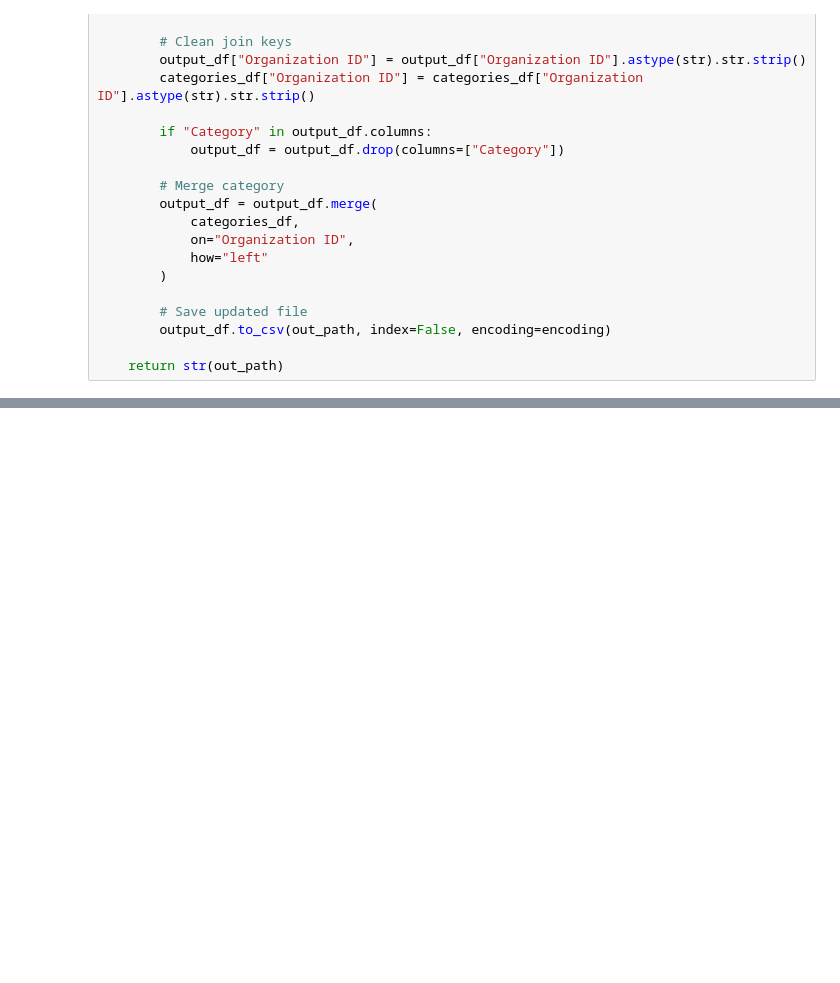
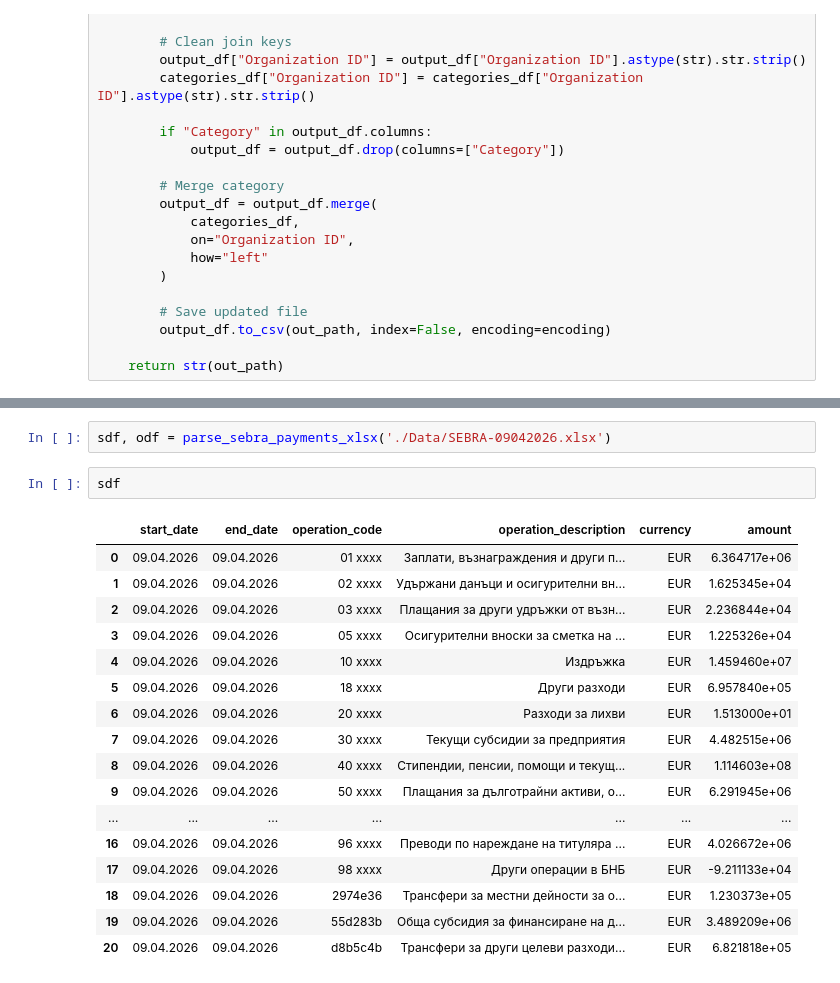
Before and after one commit to data-for-good-bg/sebra-scrape, a Jupyter notebook: playground/SEBRA_parser_2026_EUR.ipynb, the cells around one changed output, grey strips where cells are left out. Cells and saved outputs as stored; diff of their text form; blank space fills up the shorter version.

```diff
--- a/playground/SEBRA_parser_2026_EUR.ipynb
+++ b/playground/SEBRA_parser_2026_EUR.ipynb
@@ -249,0 +527,22 @@ def process_sebra_folder(
+# %%
+sdf, odf = parse_sebra_payments_xlsx('./Data/SEBRA-09042026.xlsx')
+# %%
+sdf
+# %% [output]
+|  | start_date | end_date | operation_code | operation_description | currency | amount |
+| 0 | 09.04.2026 | 09.04.2026 | 01 xxxx | Заплати, възнаграждения и други п... | EUR | 6.364717e+06 |
+| 1 | 09.04.2026 | 09.04.2026 | 02 xxxx | Удържани данъци и осигурителни вн... | EUR | 1.625345e+04 |
+| 2 | 09.04.2026 | 09.04.2026 | 03 xxxx | Плащания за други удръжки от възн... | EUR | 2.236844e+04 |
+| 3 | 09.04.2026 | 09.04.2026 | 05 xxxx | Осигурителни вноски за сметка на ... | EUR | 1.225326e+04 |
+| 4 | 09.04.2026 | 09.04.2026 | 10 xxxx | Издръжка | EUR | 1.459460e+07 |
+| 5 | 09.04.2026 | 09.04.2026 | 18 xxxx | Други разходи | EUR | 6.957840e+05 |
+| 6 | 09.04.2026 | 09.04.2026 | 20 xxxx | Разходи за лихви | EUR | 1.513000e+01 |
+| 7 | 09.04.2026 | 09.04.2026 | 30 xxxx | Текущи субсидии за предприятия | EUR | 4.482515e+06 |
+| 8 | 09.04.2026 | 09.04.2026 | 40 xxxx | Стипендии, пенсии, помощи и текущ... | EUR | 1.114603e+08 |
+| 9 | 09.04.2026 | 09.04.2026 | 50 xxxx | Плащания за дълготрайни активи, о... | EUR | 6.291945e+06 |
+| ... | ... | ... | ... | ... | ... | ... |
+| 16 | 09.04.2026 | 09.04.2026 | 96 xxxx | Преводи по нареждане на титуляра ... | EUR | 4.026672e+06 |
+| 17 | 09.04.2026 | 09.04.2026 | 98 xxxx | Други операции в БНБ | EUR | -9.211133e+04 |
+| 18 | 09.04.2026 | 09.04.2026 | 2974e36 | Трансфери за местни дейности за о... | EUR | 1.230373e+05 |
+| 19 | 09.04.2026 | 09.04.2026 | 55d283b | Обща субсидия за финансиране на д... | EUR | 3.489209e+06 |
+| 20 | 09.04.2026 | 09.04.2026 | d8b5c4b | Трансфери за други целеви разходи... | EUR | 6.821818e+05 |
```
Also changed, not shown: parts of 5 cells of this notebook.
